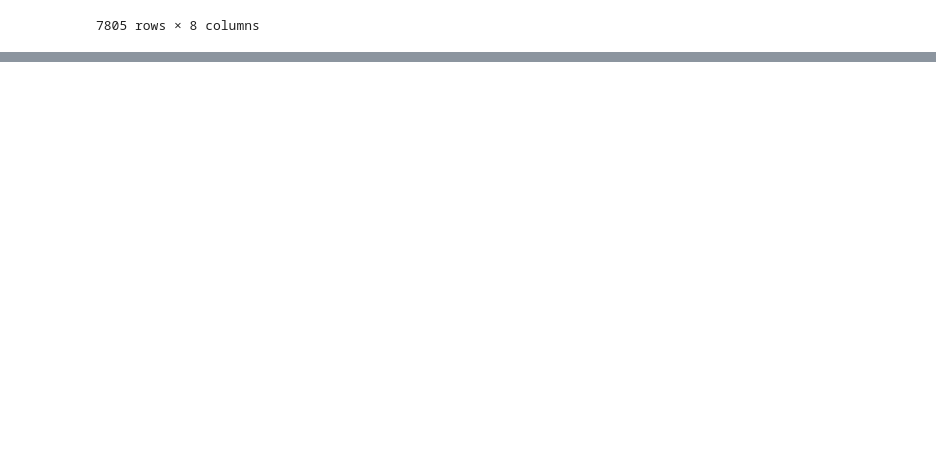
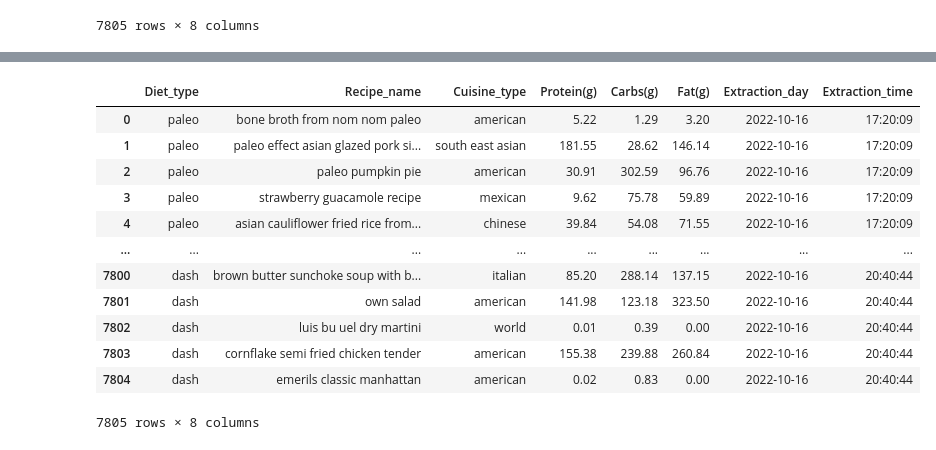
Before and after one commit to uumaaa/DietRecomendation, a Jupyter notebook: clean_dataset.ipynb, the cells around one changed output, grey strips where cells are left out. Saved outputs shown, nothing was run; the diff lists cells and outputs as text; code cells hidden in the pictures; blank space fills up the shorter version.

```diff
--- a/clean_dataset.ipynb
+++ b/clean_dataset.ipynb
@@ -47 +92,31 @@ df
+# %%
+tag_set =set(['VB','WRB','WP$','DT','WDT','RBS', 'RB', 'RBR','PRP$'])
+def pos_tagging_nltk(sentence):
+    words = [word for word in sentence.split()]
+    pos_tags = pos_tag(words)
+    return pos_tags
+
+
+def remove_verbs(sentence):
+    tags = pos_tagging_nltk(sentence)
+
+    words = [tag[0] for tag in tags if tag[1] not in tag_set]
+    return ' '.join(words)
+
+df['Recipe_name'] = df['Recipe_name'].apply(remove_verbs)
+df
+# %% [output]
+|  | Diet_type | Recipe_name | Cuisine_type | Protein(g) | Carbs(g) | Fat(g) | Extraction_day | Extraction_time |
+| 0 | paleo | bone broth from nom nom paleo | american | 5.22 | 1.29 | 3.20 | 2022-10-16 | 17:20:09 |
+| 1 | paleo | paleo effect asian glazed pork si... | south east asian | 181.55 | 28.62 | 146.14 | 2022-10-16 | 17:20:09 |
+| 2 | paleo | paleo pumpkin pie | american | 30.91 | 302.59 | 96.76 | 2022-10-16 | 17:20:09 |
+| 3 | paleo | strawberry guacamole recipe | mexican | 9.62 | 75.78 | 59.89 | 2022-10-16 | 17:20:09 |
+| 4 | paleo | asian cauliflower fried rice from... | chinese | 39.84 | 54.08 | 71.55 | 2022-10-16 | 17:20:09 |
+| ... | ... | ... | ... | ... | ... | ... | ... | ... |
+| 7800 | dash | brown butter sunchoke soup with b... | italian | 85.20 | 288.14 | 137.15 | 2022-10-16 | 20:40:44 |
+| 7801 | dash | own salad | american | 141.98 | 123.18 | 323.50 | 2022-10-16 | 20:40:44 |
+| 7802 | dash | luis bu uel dry martini | world | 0.01 | 0.39 | 0.00 | 2022-10-16 | 20:40:44 |
+| 7803 | dash | cornflake semi fried chicken tender | american | 155.38 | 239.88 | 260.84 | 2022-10-16 | 20:40:44 |
+| 7804 | dash | emerils classic manhattan | american | 0.02 | 0.83 | 0.00 | 2022-10-16 | 20:40:44 |
+7805 rows × 8 columns
 # %%
```
Also changed, not shown: parts of 14 cells of this notebook, 5 other files.
